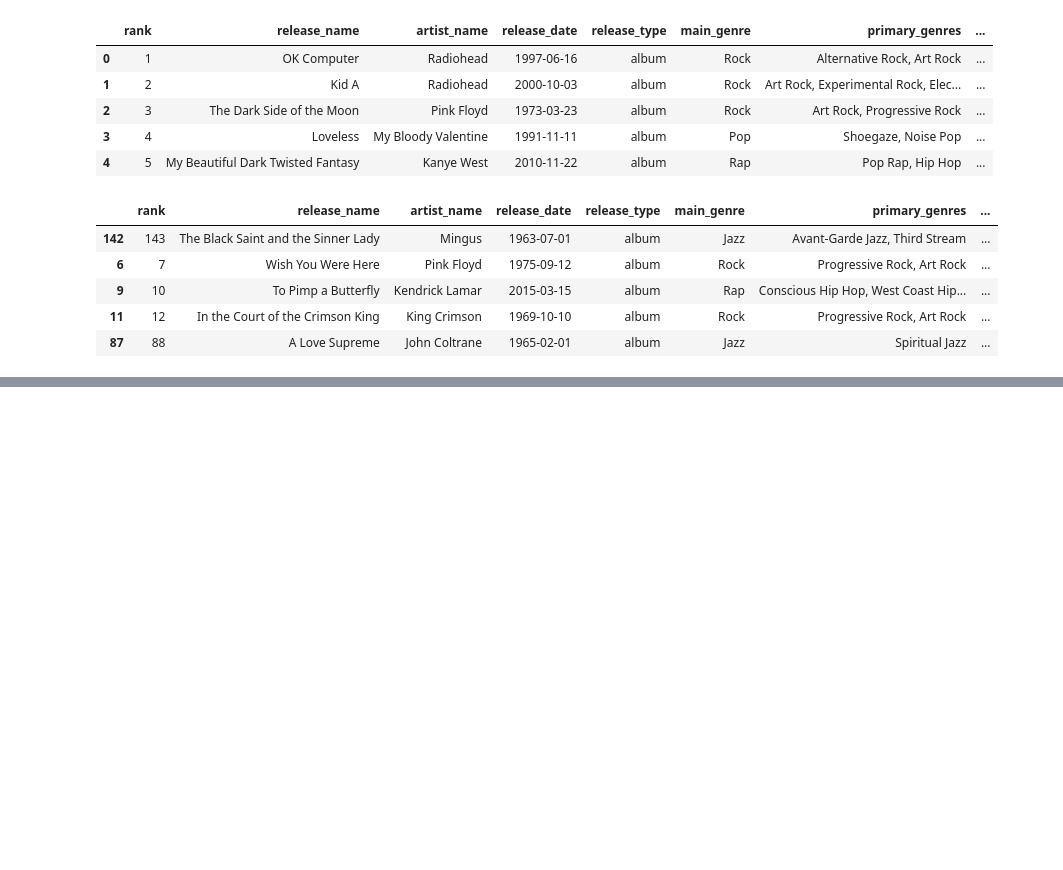
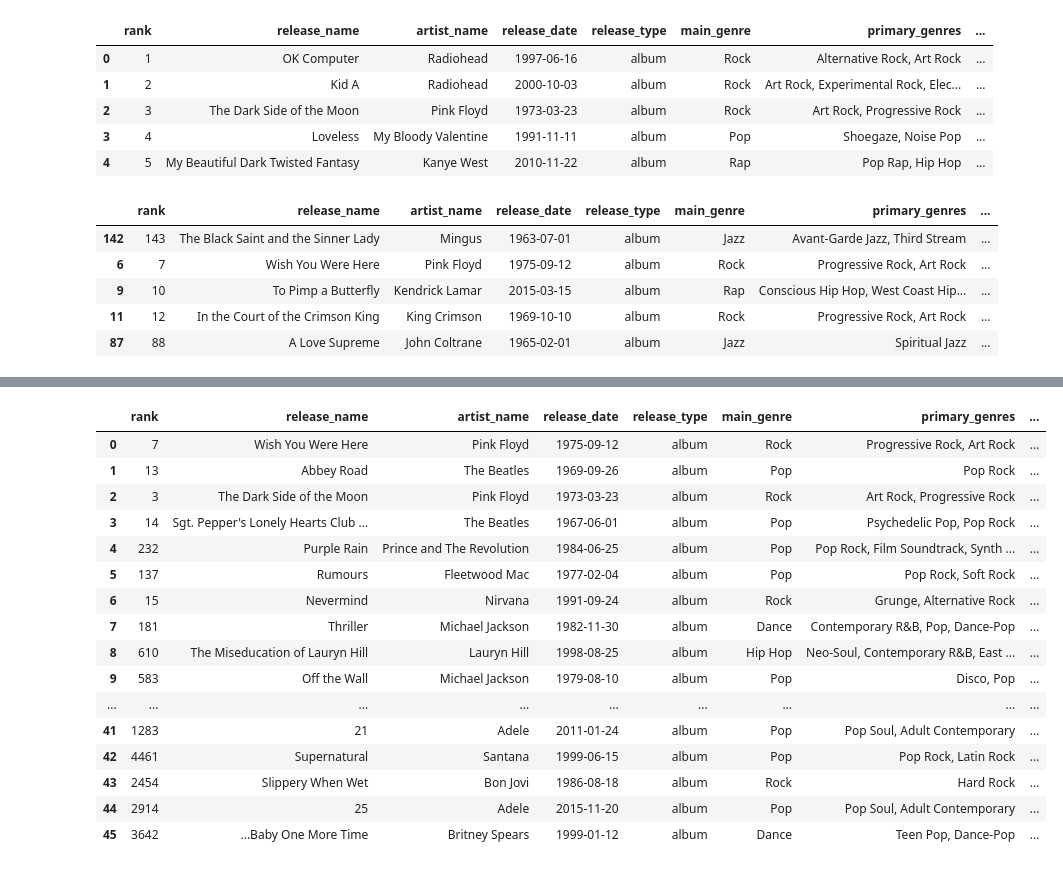
Before and after one commit to coshea1986/UCDPA_CathalOShea, a Jupyter notebook: RYM Top 5000 Album Analysis.ipynb, the cells around one changed output, grey strips where cells are left out. Saved outputs shown, nothing was run; the diff lists cells and outputs as text; code cells hidden in the pictures; blank space fills up the shorter version.

```diff
--- a/RYM Top 5000 Album Analysis.ipynb
+++ b/RYM Top 5000 Album Analysis.ipynb
@@ -330,0 +353,5 @@ sns.scatterplot(data=albums_df_limit, x="review_count", y="rating_count", size="
+# %%
+# Introducing a new dataset
+# Dataset contains the albums with the most ever sales worldwide
+df2 = pd.read_excel (r'Documents\Top_Album_Sales.xlsx')
+df2.head()
@@ -330,0 +365,4 @@ sns.scatterplot(data=albums_df_limit, x="review_count", y="rating_count", size="
+# %%
+# Amending the name of column "Album" to "release_name" in order to join to previous dataset
+df2_col = df2.rename(columns={'Album': 'release_name'}, index={'ONE': 'Row_1'})
+df2_col.head()
@@ -330,0 +376,22 @@ sns.scatterplot(data=albums_df_limit, x="review_count", y="rating_count", size="
+# %%
+# Merging datasets on the artist_name
+df_merge= pd.merge(albums_df_resorted,df2_col,on='release_name')
+df_merge.head(50)
+# %% [output]
+|  | rank | release_name | artist_name | release_date | release_type | main_genre | primary_genres | ... |
+| 0 | 7 | Wish You Were Here | Pink Floyd | 1975-09-12 | album | Rock | Progressive Rock, Art Rock | ... |
+| 1 | 13 | Abbey Road | The Beatles | 1969-09-26 | album | Pop | Pop Rock | ... |
+| 2 | 3 | The Dark Side of the Moon | Pink Floyd | 1973-03-23 | album | Rock | Art Rock, Progressive Rock | ... |
+| 3 | 14 | Sgt. Pepper's Lonely Hearts Club ... | The Beatles | 1967-06-01 | album | Pop | Psychedelic Pop, Pop Rock | ... |
+| 4 | 232 | Purple Rain | Prince and The Revolution | 1984-06-25 | album | Pop | Pop Rock, Film Soundtrack, Synth ... | ... |
+| 5 | 137 | Rumours | Fleetwood Mac | 1977-02-04 | album | Pop | Pop Rock, Soft Rock | ... |
+| 6 | 15 | Nevermind | Nirvana | 1991-09-24 | album | Rock | Grunge, Alternative Rock | ... |
+| 7 | 181 | Thriller | Michael Jackson | 1982-11-30 | album | Dance | Contemporary R&B, Pop, Dance-Pop | ... |
+| 8 | 610 | The Miseducation of Lauryn Hill | Lauryn Hill | 1998-08-25 | album | Hip Hop | Neo-Soul, Contemporary R&B, East ... | ... |
+| 9 | 583 | Off the Wall | Michael Jackson | 1979-08-10 | album | Pop | Disco, Pop | ... |
+| ... | ... | ... | ... | ... | ... | ... | ... | ... |
+| 41 | 1283 | 21 | Adele | 2011-01-24 | album | Pop | Pop Soul, Adult Contemporary | ... |
+| 42 | 4461 | Supernatural | Santana | 1999-06-15 | album | Pop | Pop Rock, Latin Rock | ... |
+| 43 | 2454 | Slippery When Wet | Bon Jovi | 1986-08-18 | album | Rock | Hard Rock | ... |
+| 44 | 2914 | 25 | Adele | 2015-11-20 | album | Pop | Pop Soul, Adult Contemporary | ... |
+| 45 | 3642 | ...Baby One More Time | Britney Spears | 1999-01-12 | album | Dance | Teen Pop, Dance-Pop | ... |
```
Also changed, not shown: parts of 25 cells of this notebook.
